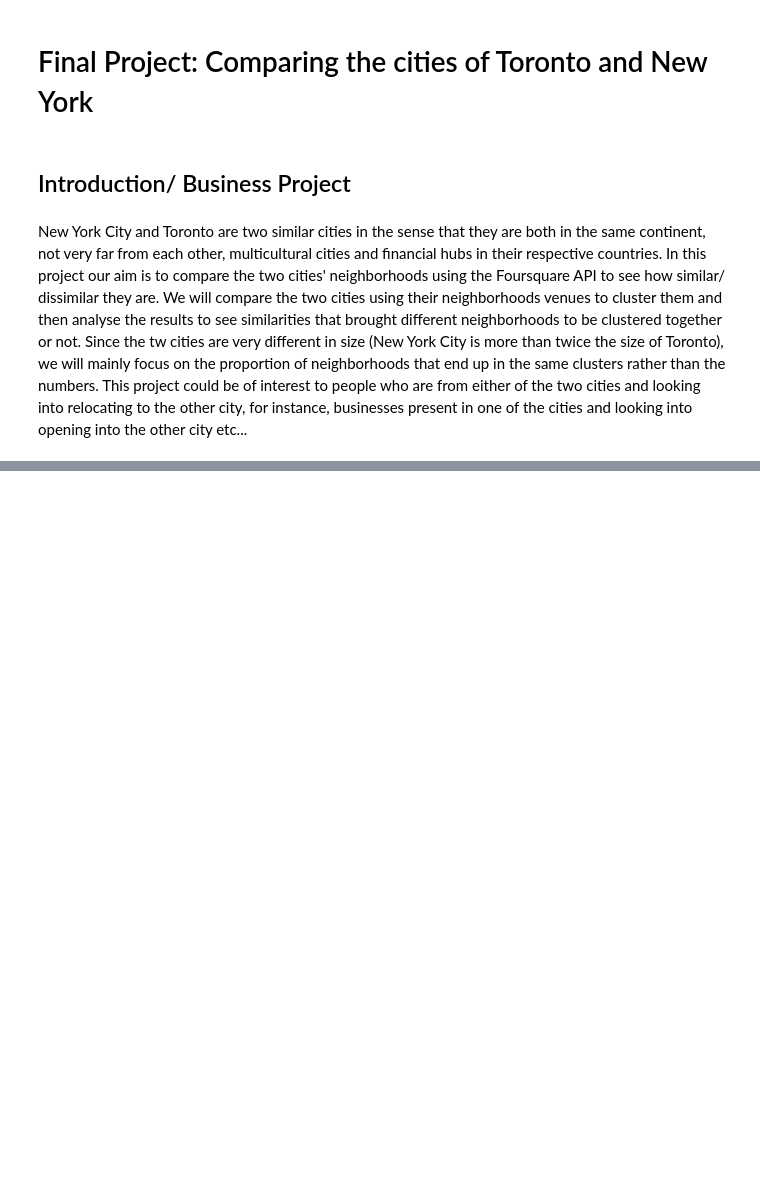
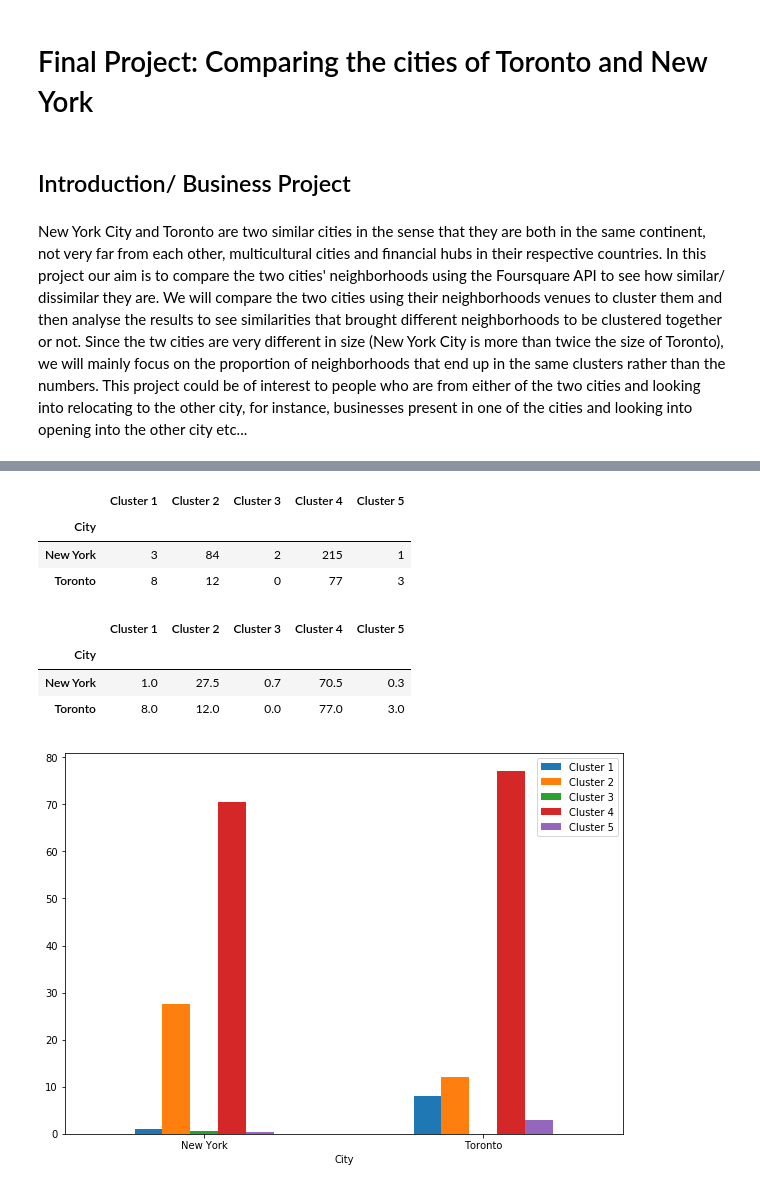
Before and after one commit to Hali-matou/Coursera-Capstone, a Jupyter notebook: Final_Project_HBA.ipynb, the cells around one changed output, grey strips where cells are left out. Saved outputs shown, nothing was run; the diff lists cells and outputs as text; code cells hidden in the pictures; blank space fills up the shorter version.

Commit message:
Add files via upload
Final project: Comparing the cities of New York and Toronto using Foursquare

```diff
--- a/Final_Project_HBA.ipynb
+++ b/Final_Project_HBA.ipynb
@@ -66,0 +802,25 @@ Libraries imported.
+# %%
+G=g11.merge(g22, on='City').merge(g33, on='City', how='outer').merge(g44, on='City').merge(g55, on='City')
+G.fillna(0, inplace=True)
+# %%
+G.astype(int, inplace=True)
+# %% [output]
+|  | Cluster 1 | Cluster 2 | Cluster 3 | Cluster 4 | Cluster 5 |
+| City |  |  |  |  |  |
+| New York | 3 | 84 | 2 | 215 | 1 |
+| Toronto | 8 | 12 | 0 | 77 | 3 |
+# %%
+G['sum']=G.sum(axis=1)
+# %%
+G_percent=G.loc[:,"Cluster 1":"Cluster 5"].div(G["sum"], axis=0).round(3)*100
+# %%
+G_percent
+# %% [output]
+|  | Cluster 1 | Cluster 2 | Cluster 3 | Cluster 4 | Cluster 5 |
+| City |  |  |  |  |  |
+| New York | 1.0 | 27.5 | 0.7 | 70.5 | 0.3 |
+| Toronto | 8.0 | 12.0 | 0.0 | 77.0 | 3.0 |
+# %%
+ax = G_percent.plot.bar(rot=0,figsize=(10,7))
+# %% [output]
+[figure, added]
```
Also changed, not shown: parts of 98 cells of this notebook.
